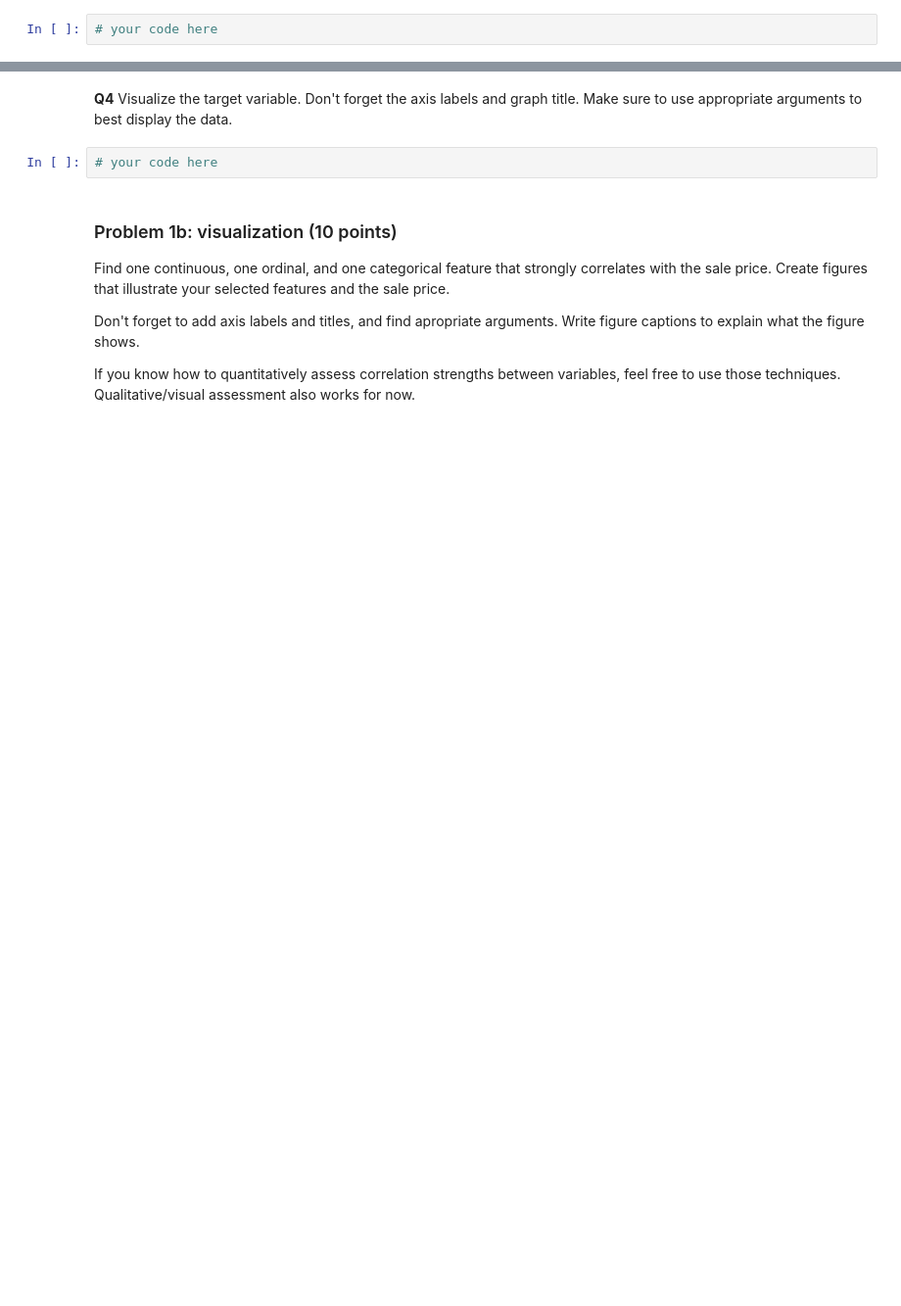
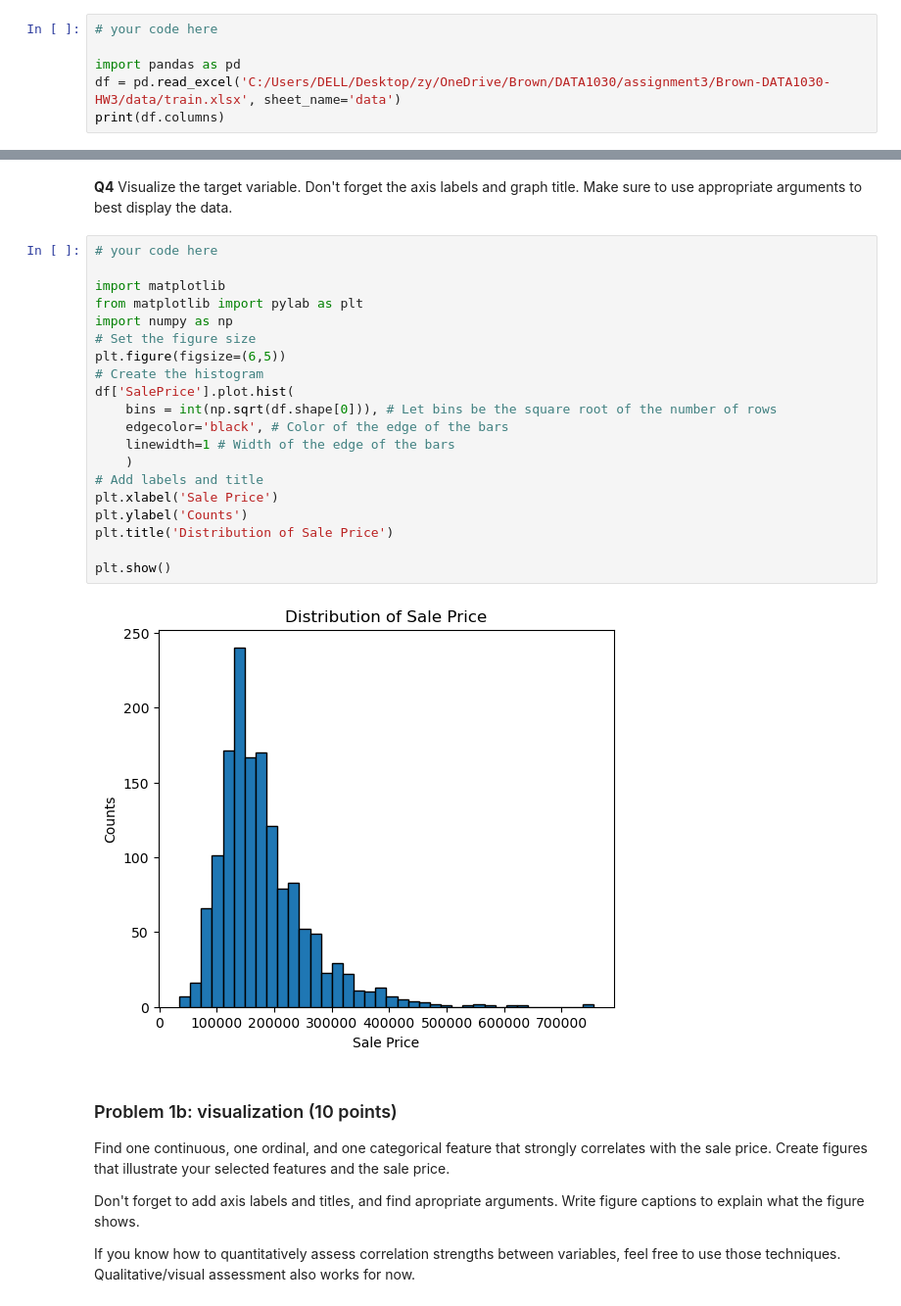
Before and after one commit to IsabellaTan/Brown-DATA1030-HW3, a Jupyter notebook: PS3.ipynb, the cells around one changed output, grey strips where cells are left out. Shown at 98% size. Saved outputs shown, nothing was run; the diff lists cells and outputs as text; blank space fills up the shorter version.

```diff
--- a/PS3.ipynb
+++ b/PS3.ipynb
@@ -83,3 +94,7 @@ The sequence of questions here are typical things to ask when you perform EDA on
 **Q0** First, read the data into a data frame and display the columns of the data frame below. You might encounter error messages and other issues along the way. Please diagnose and resolve them.
 # %%
 # your code here
+
+import pandas as pd
+df = pd.read_excel('C:/Users/DELL/Desktop/zy/OneDrive/Brown/DATA1030/assignment3/Brown-DATA1030-HW3/data/train.xlsx', sheet_name='data')
+print(df.columns)
@@ -101,6 +175,26 @@ Is this column continuous or categorical? Please use .describe or .value_counts
 **Q4** Visualize the target variable. Don't forget the axis labels and graph title. Make sure to use appropriate arguments to best display the data.
 # %%
 # your code here
+
+import matplotlib
+from matplotlib import pylab as plt
+import numpy as np
+# Set the figure size
+plt.figure(figsize=(6,5))
+# Create the histogram
+df['SalePrice'].plot.hist(
+    bins = int(np.sqrt(df.shape[0])), # Let bins be the square root of the number of rows
+    edgecolor='black', # Color of the edge of the bars
+    linewidth=1 # Width of the edge of the bars
+    )
+# Add labels and title
+plt.xlabel('Sale Price')
+plt.ylabel('Counts')
+plt.title('Distribution of Sale Price')
+
+plt.show()
+# %% [output]
+[figure, added]
 # %% [markdown]
 ### Problem 1b: visualization (10 points)
 
```
Also changed, not shown: parts of 7 cells of this notebook.
